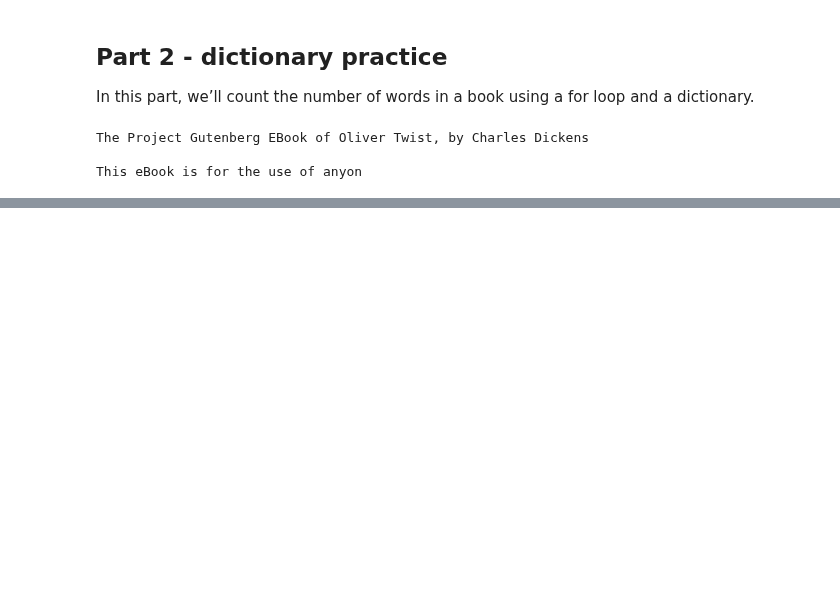
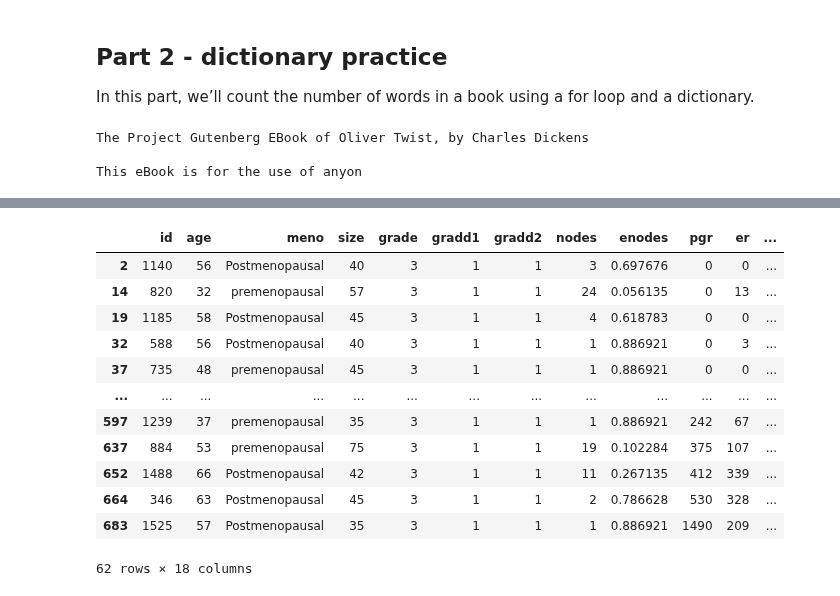
Before and after one commit to scimaksim/Python_graduate_coursework, a Jupyter notebook: HW3/Nikiforov_Assignment_3.ipynb, the cells around one changed output, grey strips where cells are left out. Saved outputs shown, nothing was run; the diff lists cells and outputs as text; code cells hidden in the pictures; blank space fills up the shorter version.

```diff
--- a/HW3/Nikiforov_Assignment_3.ipynb
+++ b/HW3/Nikiforov_Assignment_3.ipynb
@@ -55,0 +195,17 @@ This eBook is for the use of anyon
+# %%
+# Print out all rows where the size is greater than 30 and the grade is 3
+cancer_data[(cancer_data['size'] > 30) & (cancer_data['grade'] == 3)]
+# %% [output]
+|  | id | age | meno | size | grade | gradd1 | gradd2 | nodes | enodes | pgr | er | ... |
+| 2 | 1140 | 56 | Postmenopausal | 40 | 3 | 1 | 1 | 3 | 0.697676 | 0 | 0 | ... |
+| 14 | 820 | 32 | premenopausal | 57 | 3 | 1 | 1 | 24 | 0.056135 | 0 | 13 | ... |
+| 19 | 1185 | 58 | Postmenopausal | 45 | 3 | 1 | 1 | 4 | 0.618783 | 0 | 0 | ... |
+| 32 | 588 | 56 | Postmenopausal | 40 | 3 | 1 | 1 | 1 | 0.886921 | 0 | 3 | ... |
+| 37 | 735 | 48 | premenopausal | 45 | 3 | 1 | 1 | 1 | 0.886921 | 0 | 0 | ... |
+| ... | ... | ... | ... | ... | ... | ... | ... | ... | ... | ... | ... | ... |
+| 597 | 1239 | 37 | premenopausal | 35 | 3 | 1 | 1 | 1 | 0.886921 | 242 | 67 | ... |
+| 637 | 884 | 53 | premenopausal | 75 | 3 | 1 | 1 | 19 | 0.102284 | 375 | 107 | ... |
+| 652 | 1488 | 66 | Postmenopausal | 42 | 3 | 1 | 1 | 11 | 0.267135 | 412 | 339 | ... |
+| 664 | 346 | 63 | Postmenopausal | 45 | 3 | 1 | 1 | 2 | 0.786628 | 530 | 328 | ... |
+| 683 | 1525 | 57 | Postmenopausal | 35 | 3 | 1 | 1 | 1 | 0.886921 | 1490 | 209 | ... |
+62 rows × 18 columns
```
Also changed, not shown: parts of 22 cells of this notebook, 3 other files.
